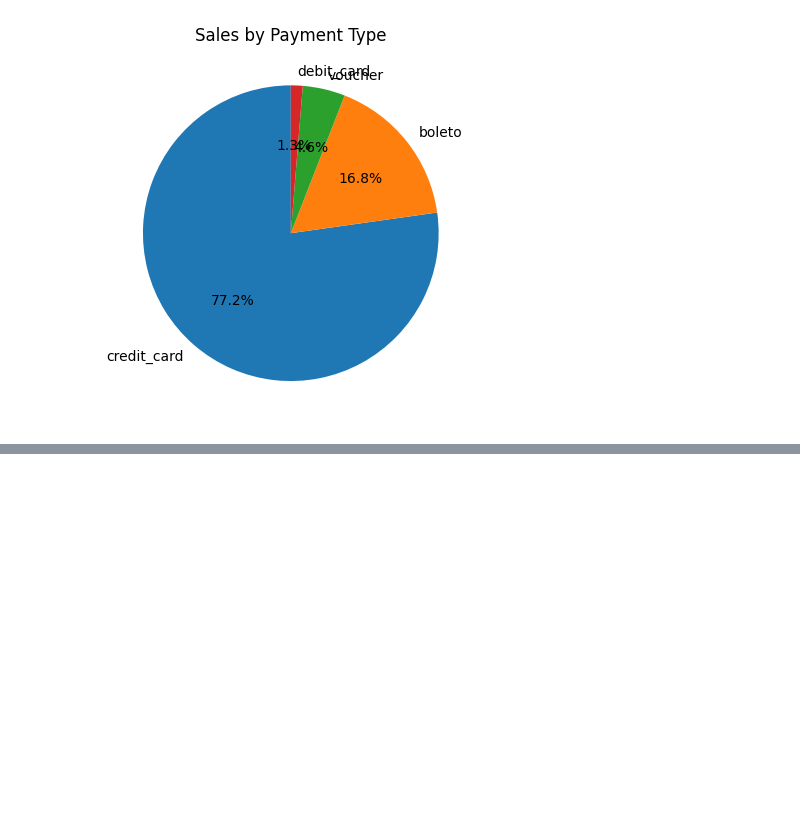
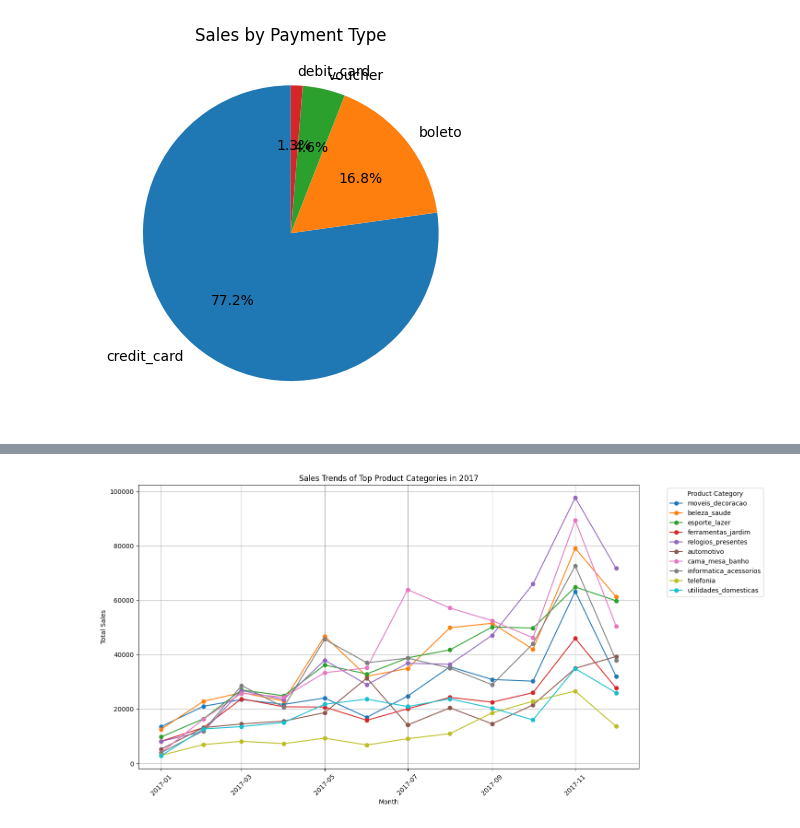
Before and after one commit to Many871027/BigQuery-Python-Machine-Learning-Unlocking-E-commerce-Value, a Jupyter notebook: Epractico16Manuel.ipynb, the cells around one changed output, grey strips where cells are left out. Saved outputs shown, nothing was run; the diff lists cells and outputs as text; code cells hidden in the pictures; blank space fills up the shorter version.

Commit message:
Sales Trends of Top Product Categories in 2017

```diff
--- a/Epractico16Manuel.ipynb
+++ b/Epractico16Manuel.ipynb
@@ -221,0 +292,18 @@ plt.show()
+# %%
+
+plt.figure(figsize=(14, 8))
+
+# Graficar cada categoría de producto
+for category in top_products_trends_df['product_category_name'].unique():
+    category_data = top_products_trends_df[top_products_trends_df['product_category_name'] == category]
+    plt.plot(category_data['month'], category_data['total_sales'], marker='o', label=category)
+
+plt.xlabel('Month')
+plt.ylabel('Total Sales')
+plt.title('Sales Trends of Top Product Categories in 2017')
+plt.legend(title='Product Category', bbox_to_anchor=(1.05, 1), loc='upper left')
+plt.xticks(rotation=45)
+plt.grid(True)
+plt.show()
+# %% [output]
+[figure, added]
```
Also changed, not shown: parts of 1 cell of this notebook.
